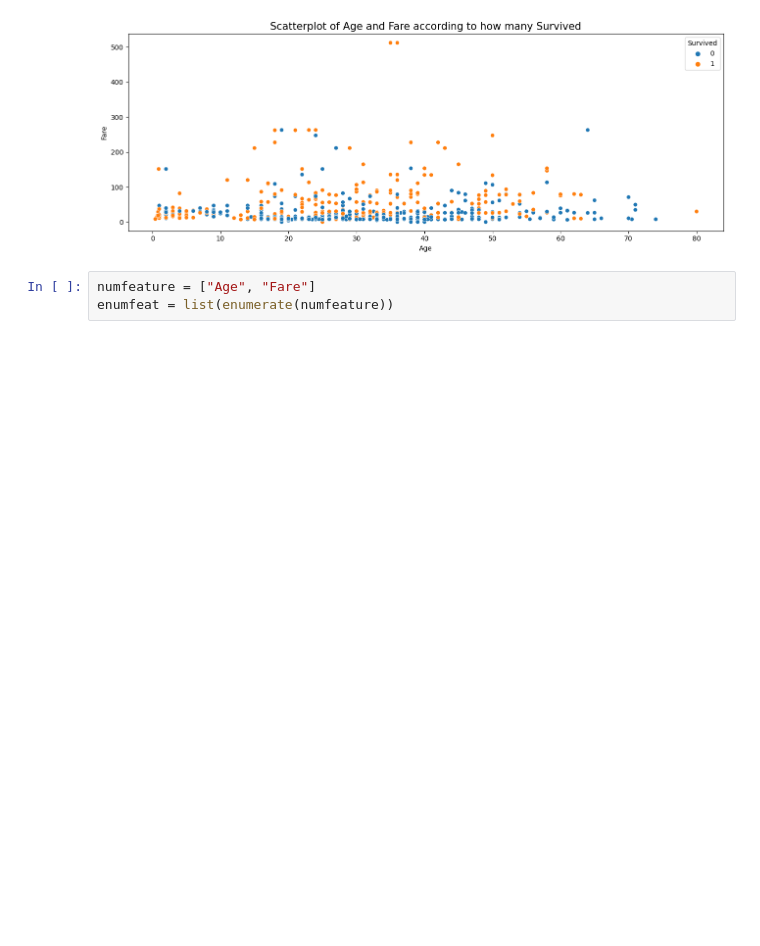
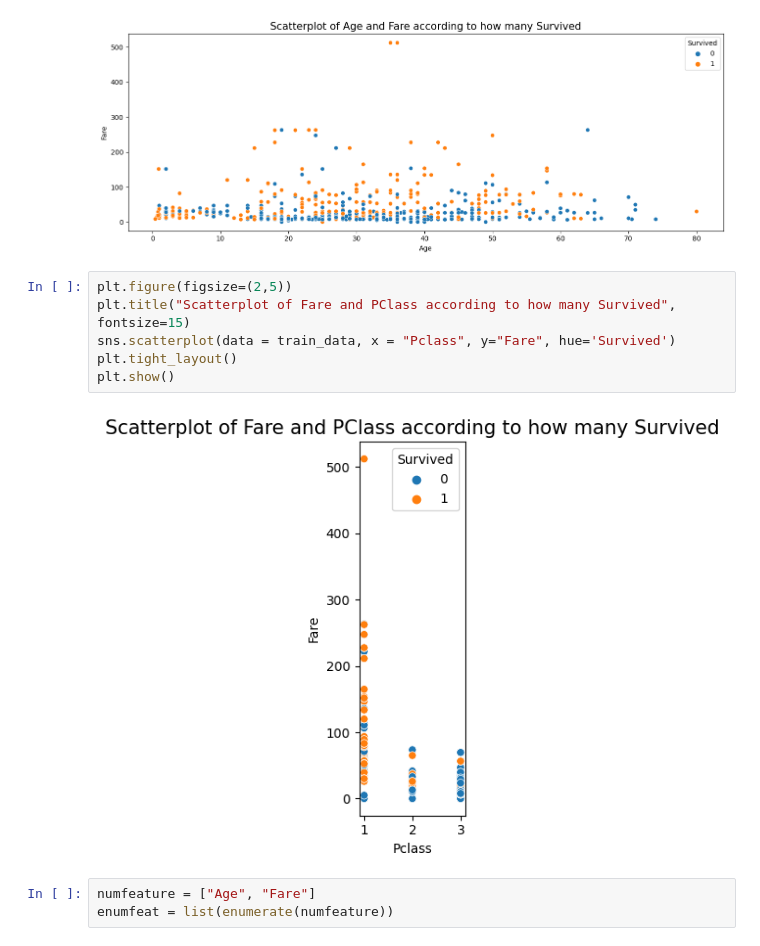
Before and after one commit to Jenutka/Titanic, a Jupyter notebook: titanic-plots.ipynb, the cells around one changed output. Cells and saved outputs as stored; diff of their text form; blank space fills up the shorter version.

```diff
--- a/titanic-plots.ipynb
+++ b/titanic-plots.ipynb
@@ -126,6 +126,14 @@ plt.tight_layout()
 plt.show()
 # %% [output]
 [figure]
+# %%
+plt.figure(figsize=(2,5))
+plt.title("Scatterplot of Fare and PClass according to how many Survived", fontsize=15)
+sns.scatterplot(data = train_data, x = "Pclass", y="Fare", hue='Survived')
+plt.tight_layout()
+plt.show()
+# %% [output]
+[figure, added]
 # %%
 numfeature = ["Age", "Fare"]
 enumfeat = list(enumerate(numfeature))
```
Also changed, not shown: 1 other file.
